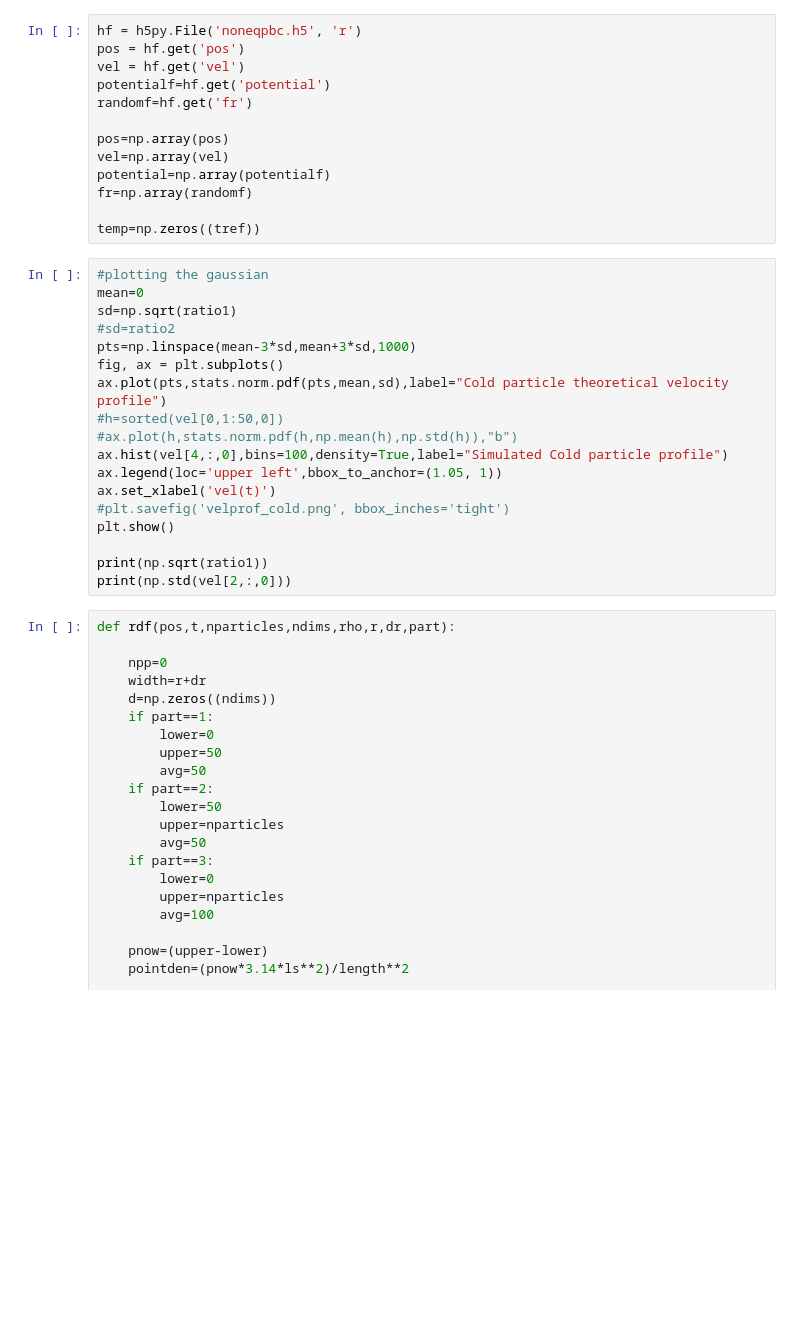
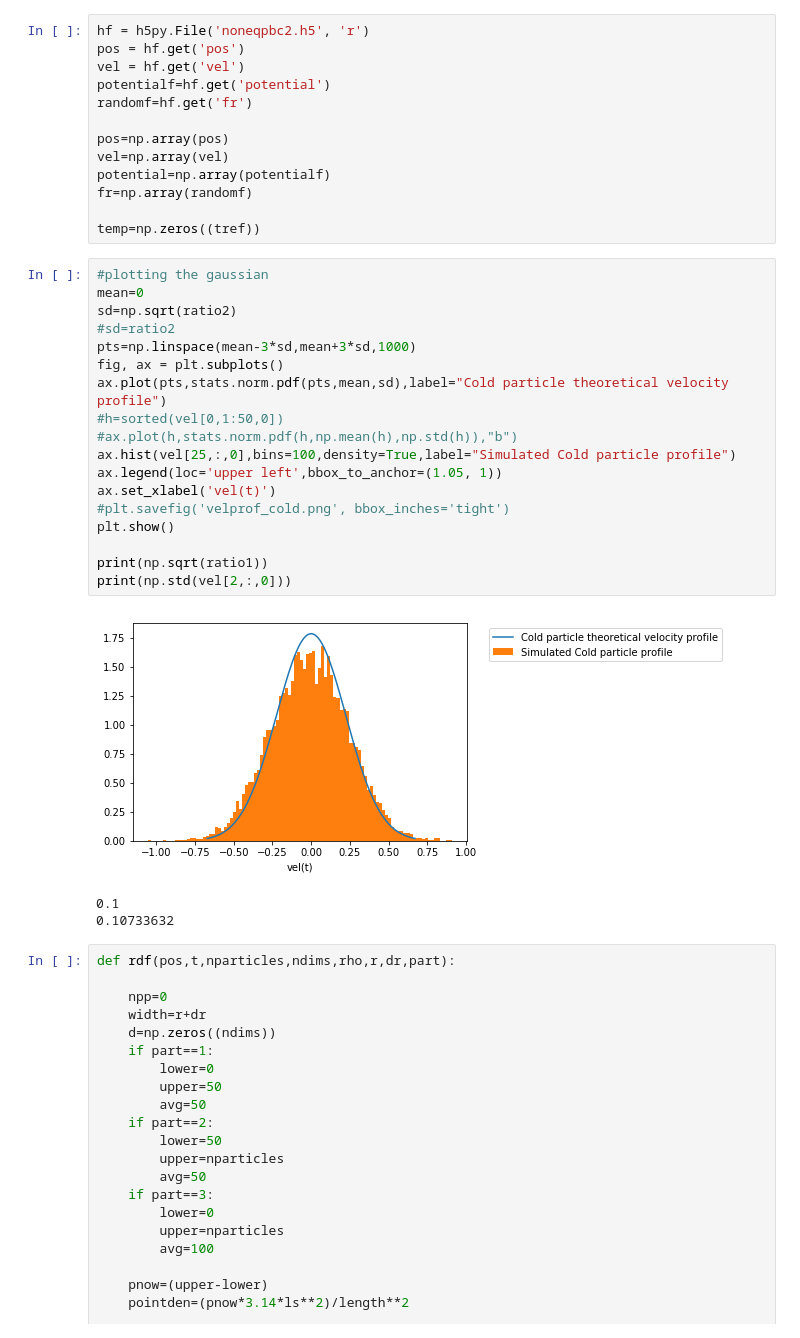
Before and after one commit to SalmanFarizN/noneq_phasesep, a Jupyter notebook: Analyses/dat_analyse.ipynb, the cells around one changed output. Cells and saved outputs as stored; diff of their text form; blank space fills up the shorter version.

```diff
--- a/Analyses/dat_analyse.ipynb
+++ b/Analyses/dat_analyse.ipynb
@@ -45,7 +53,7 @@ D1=kBT1/gamma1
 
 D2=kBT2/gamma2
 # %%
-hf = h5py.File('noneqpbc.h5', 'r')
+hf = h5py.File('noneqpbc2.h5', 'r')
 pos = hf.get('pos')
 vel = hf.get('vel')
 potentialf=hf.get('potential')
@@ -60,21 +68,25 @@ temp=np.zeros((tref))
 # %%
 #plotting the gaussian
 mean=0
-sd=np.sqrt(ratio1)
+sd=np.sqrt(ratio2)
 #sd=ratio2
 pts=np.linspace(mean-3*sd,mean+3*sd,1000)
 fig, ax = plt.subplots()
 ax.plot(pts,stats.norm.pdf(pts,mean,sd),label="Cold particle theoretical velocity profile")
 #h=sorted(vel[0,1:50,0])
 #ax.plot(h,stats.norm.pdf(h,np.mean(h),np.std(h)),"b")
-ax.hist(vel[4,:,0],bins=100,density=True,label="Simulated Cold particle profile")
+ax.hist(vel[25,:,0],bins=100,density=True,label="Simulated Cold particle profile")
 ax.legend(loc='upper left',bbox_to_anchor=(1.05, 1))
 ax.set_xlabel('vel(t)')
 #plt.savefig('velprof_cold.png', bbox_inches='tight')
 plt.show()
 
 print(np.sqrt(ratio1))
 print(np.std(vel[2,:,0]))
+# %% [output]
+[figure, added]
+0.1
+0.10733632
 # %%
 def rdf(pos,t,nparticles,ndims,rho,r,dr,part):
 
```
Also changed, not shown: parts of 2 cells of this notebook, 1 other file.
